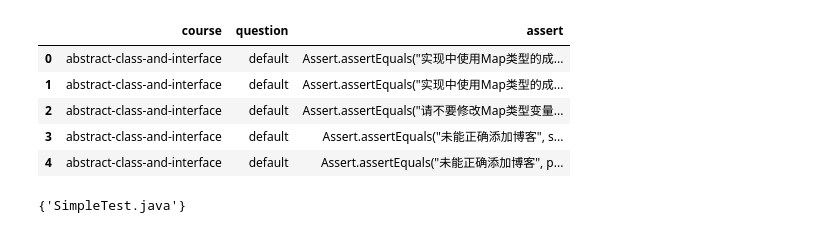
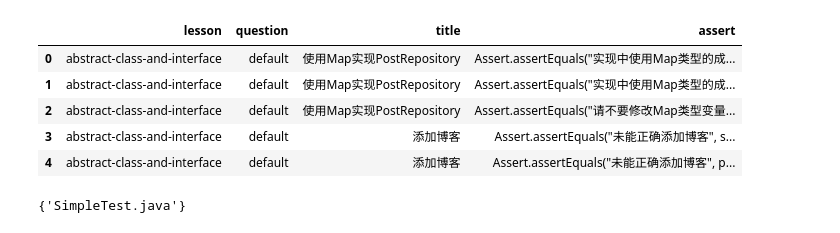
Before and after one commit to xzhren/autoQA, a Jupyter notebook: GetAssert.ipynb, the cells around one changed output. Cells and saved outputs as stored; diff of their text form; code cells hidden in the pictures.

Commit message:
add title to assert

```diff
--- a/GetAssert.ipynb
+++ b/GetAssert.ipynb
@@ -68,16 +69,16 @@ static-variable-and-method default
 string default
 ./data/java-basic/string/src/test/java/com/tianmaying/SimpleTest.java
 # %%
-assert_df = pd.DataFrame(all_assert, columns=['course', 'question', 'fun', 'assert'])
+assert_df = pd.DataFrame(all_assert, columns=['lesson', 'question', 'fun', 'title', 'assert'])
 del assert_df['fun']
 assert_df.head()
 # %% [output]
-|  | course | question | assert |
-| 0 | abstract-class-and-interface | default | Assert.assertEquals("实现中使用Map类型的成... |
-| 1 | abstract-class-and-interface | default | Assert.assertEquals("实现中使用Map类型的成... |
-| 2 | abstract-class-and-interface | default | Assert.assertEquals("请不要修改Map类型变量... |
-| 3 | abstract-class-and-interface | default | Assert.assertEquals("未能正确添加博客", s... |
-| 4 | abstract-class-and-interface | default | Assert.assertEquals("未能正确添加博客", p... |
+|  | lesson | question | title | assert |
+| 0 | abstract-class-and-interface | default | 使用Map实现PostRepository | Assert.assertEquals("实现中使用Map类型的成... |
+| 1 | abstract-class-and-interface | default | 使用Map实现PostRepository | Assert.assertEquals("实现中使用Map类型的成... |
+| 2 | abstract-class-and-interface | default | 使用Map实现PostRepository | Assert.assertEquals("请不要修改Map类型变量... |
+| 3 | abstract-class-and-interface | default | 添加博客 | Assert.assertEquals("未能正确添加博客", s... |
+| 4 | abstract-class-and-interface | default | 添加博客 | Assert.assertEquals("未能正确添加博客", p... |
 # %%
 assert_df.to_csv("./data/assert.csv", index=False, encoding="utf-8")
 # %%
```
Also changed, not shown: parts of 5 cells of this notebook, 1 other file.
